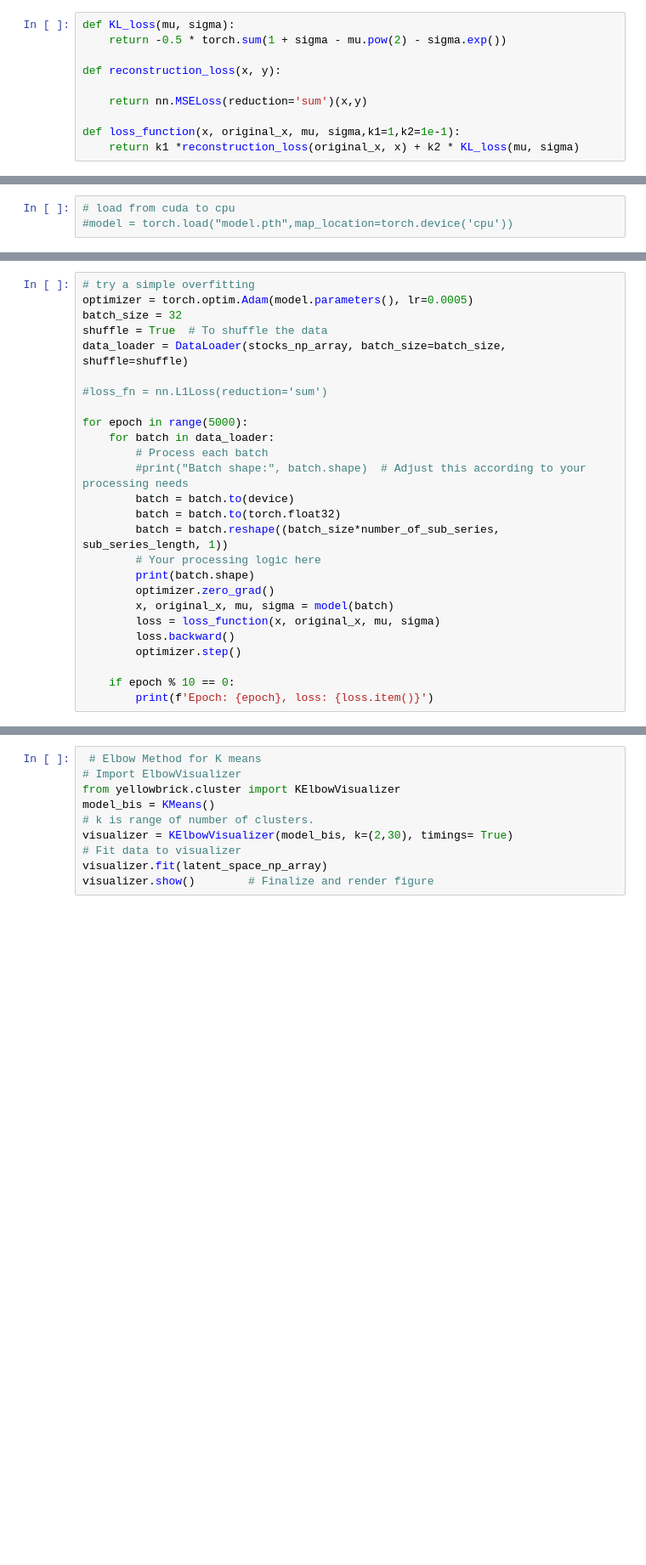
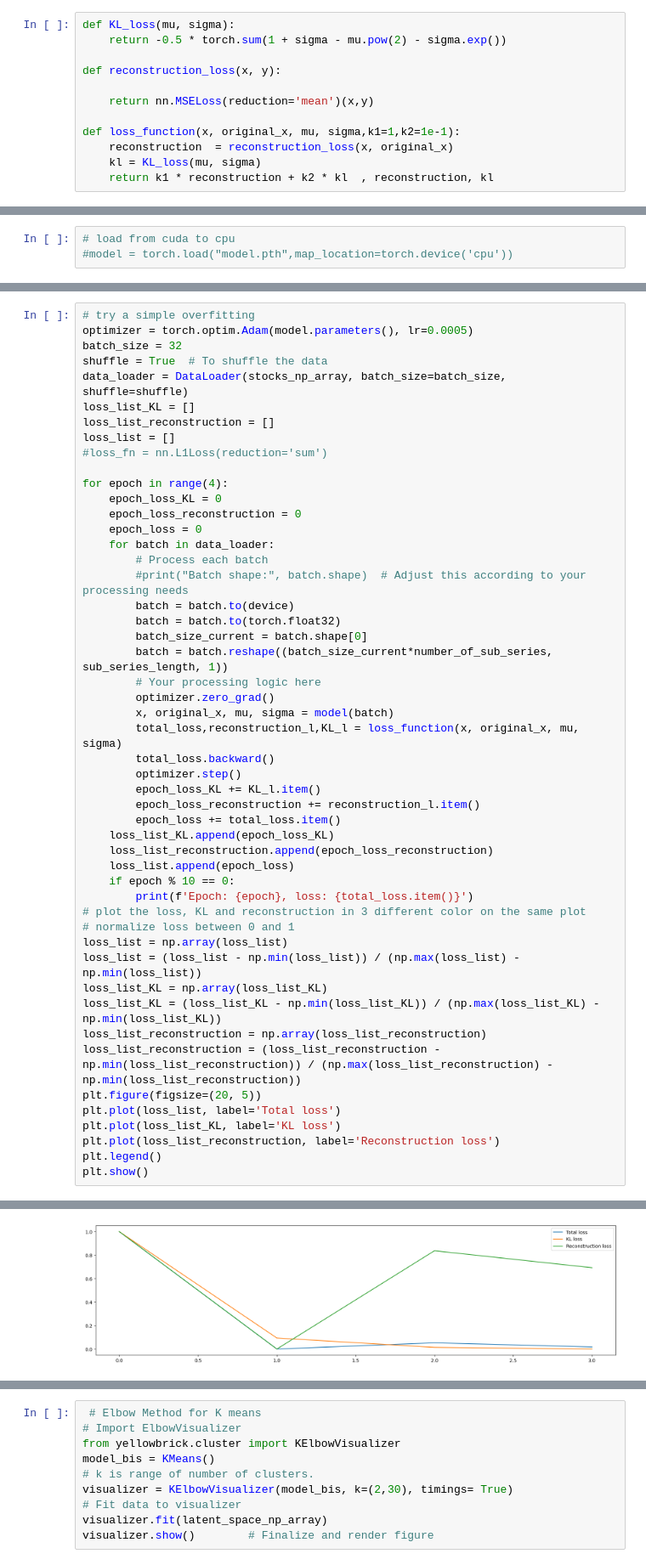
Before and after one commit to MaximeSzymanski/StocksClusteringVAE, a Jupyter notebook: VAE_stocks.ipynb, the cells around one changed output, grey strips where cells are left out. Shown at 85% size. Drawn from its saved outputs; the diff is of its cells as text; blank space fills up the shorter version.

Commit message:
adding plot of the loss

```diff
--- a/VAE_stocks.ipynb
+++ b/VAE_stocks.ipynb
@@ -610,10 +687,12 @@ def KL_loss(mu, sigma):
 
 def reconstruction_loss(x, y):
 
-    return nn.MSELoss(reduction='sum')(x,y)
+    return nn.MSELoss(reduction='mean')(x,y)
 
 def loss_function(x, original_x, mu, sigma,k1=1,k2=1e-1):
-    return k1 *reconstruction_loss(original_x, x) + k2 * KL_loss(mu, sigma)
+    reconstruction  = reconstruction_loss(x, original_x)
+    kl = KL_loss(mu, sigma)
+    return k1 * reconstruction + k2 * kl  , reconstruction, kl
 # %%
 # Convert the numpy array to a PyTorch tensor
 # The shape is : (number_of_stocks, number_of_sub_series, sub_series_length, features)
@@ -653,23 +736,48 @@ optimizer = torch.optim.Adam(model.parameters(), lr=0.0005)
 batch_size = 32
 shuffle = True  # To shuffle the data
 data_loader = DataLoader(stocks_np_array, batch_size=batch_size, shuffle=shuffle)
-
+loss_list_KL = []
+loss_list_reconstruction = []
+loss_list = []
 #loss_fn = nn.L1Loss(reduction='sum')
 
-for epoch in range(5000):
+for epoch in range(4):
+    epoch_loss_KL = 0
+    epoch_loss_reconstruction = 0
+    epoch_loss = 0
     for batch in data_loader:
         # Process each batch
         #print("Batch shape:", batch.shape)  # Adjust this according to your processing needs
         batch = batch.to(device)
         batch = batch.to(torch.float32)
-        batch = batch.reshape((batch_size*number_of_sub_series, sub_series_length, 1))
+        batch_size_current = batch.shape[0]
+        batch = batch.reshape((batch_size_current*number_of_sub_series, sub_series_length, 1))
         # Your processing logic here
-        print(batch.shape)
         optimizer.zero_grad()
         x, original_x, mu, sigma = model(batch)
-        loss = loss_function(x, original_x, mu, sigma)
-        loss.backward()
+        total_loss,reconstruction_l,KL_l = loss_function(x, original_x, mu, sigma)
+        total_loss.backward()
         optimizer.step()
-
+        epoch_loss_KL += KL_l.item()
+        epoch_loss_reconstruction += reconstruction_l.item()
+        epoch_loss += total_loss.item()
+    loss_list_KL.append(epoch_loss_KL)
+    loss_list_reconstruction.append(epoch_loss_reconstruction)
+    loss_list.append(epoch_loss)
     if epoch % 10 == 0:
-        print(f'Epoch: {epoch}, loss: {loss.item()}')
+        print(f'Epoch: {epoch}, loss: {total_loss.item()}')
+# plot the loss, KL and reconstruction in 3 different color on the same plot
+# normalize loss between 0 and 1
+loss_list = np.array(loss_list)
+loss_list = (loss_list - np.min(loss_list)) / (np.max(loss_list) - np.min(loss_list))
+loss_list_KL = np.array(loss_list_KL)
+loss_list_KL = (loss_list_KL - np.min(loss_list_KL)) / (np.max(loss_list_KL) - np.min(loss_list_KL))
+loss_list_reconstruction = np.array(loss_list_reconstruction)
+loss_list_reconstruction = (loss_list_reconstruction - np.min(loss_list_reconstruction)) / (np.max(loss_list_reconstruction) - np.min(loss_list_reconstruction))
+plt.figure(figsize=(20, 5))
+plt.plot(loss_list, label='Total loss')
+plt.plot(loss_list_KL, label='KL loss')
+plt.plot(loss_list_reconstruction, label='Reconstruction loss')
+plt.legend()
+plt.show()
+# %% [output]
@@ -676,3 +785,4 @@ for epoch in range(5000):
+[figure, added]
 # %%
 import matplotlib.pyplot as plt
 with torch.no_grad():
```
Also changed, not shown: parts of 13 cells of this notebook.
